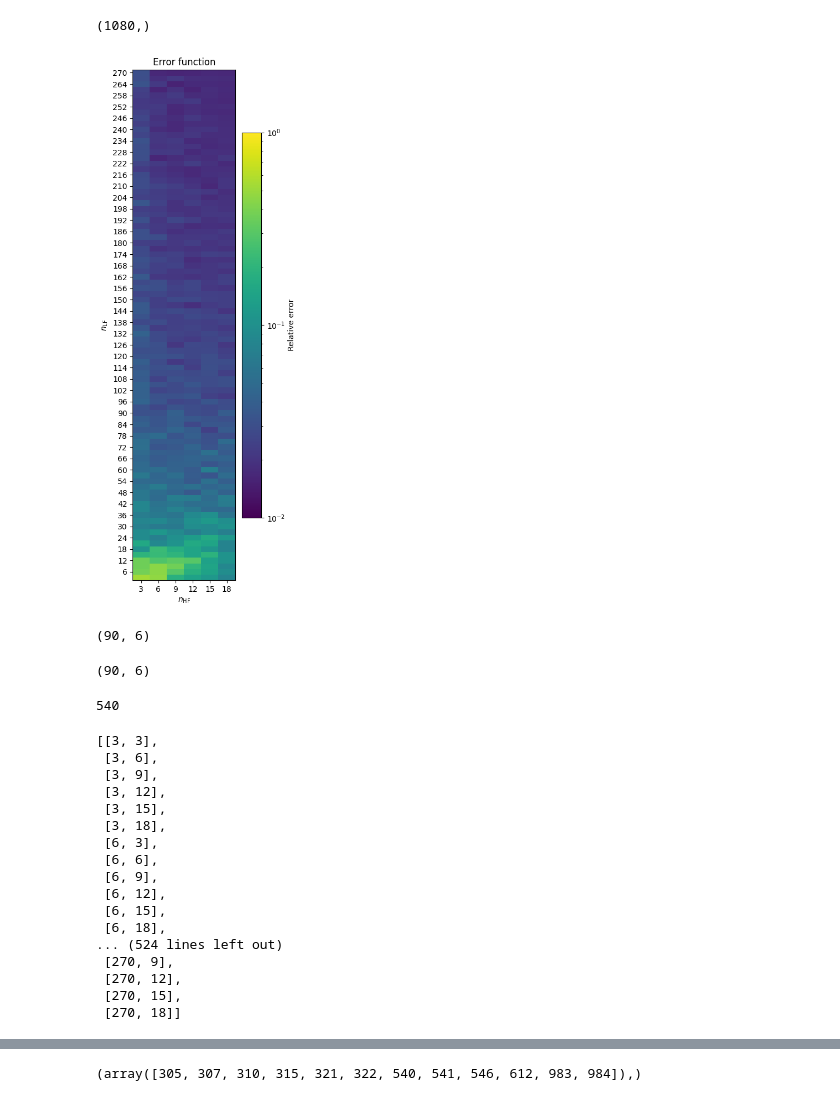
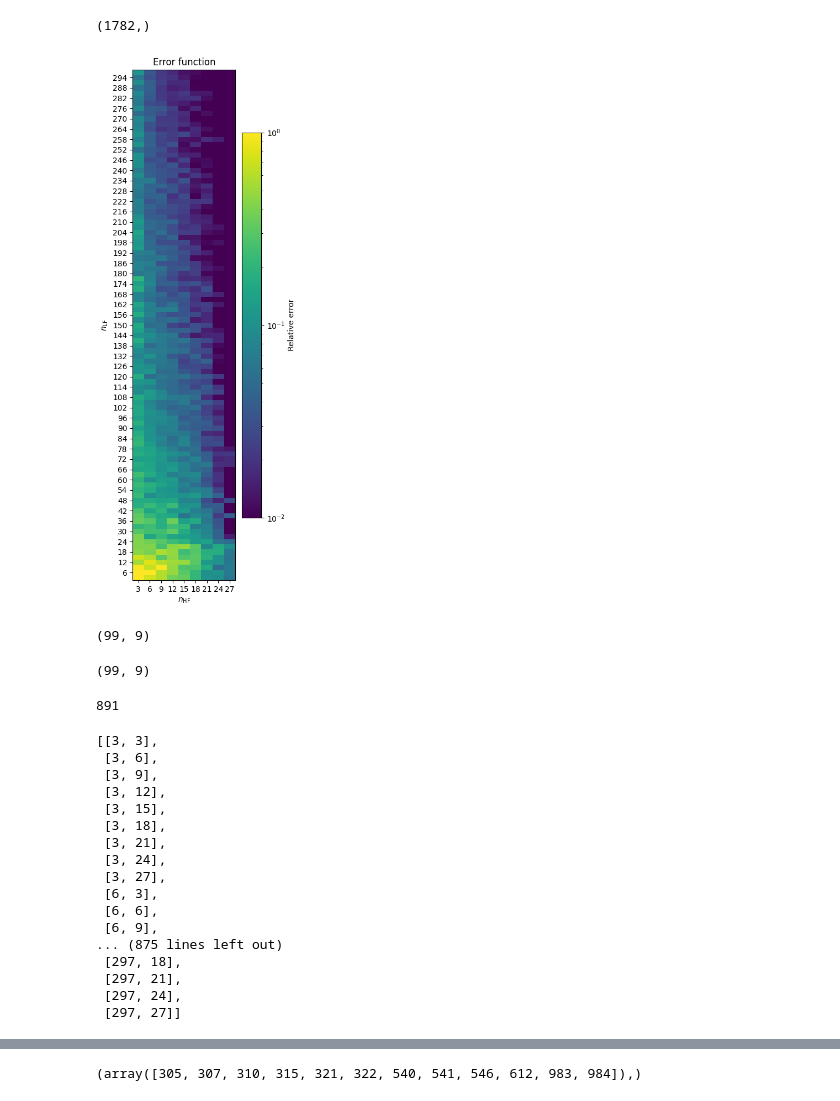
Before and after one commit to astro-YYH/GokuEmu, a Jupyter notebook: error_function/plot_error_func.ipynb, the cells around one changed output, grey strips where cells are left out. Cells and saved outputs as stored; diff of their text form; code cells hidden in the pictures.

```diff
--- a/error_function/plot_error_func.ipynb
+++ b/error_function/plot_error_func.ipynb
@@ -15,11 +15,11 @@ Formatted time: 10:08 PM
 # %%
 # read
 # n_LF, n_HF, rel_error = np.loadtxt('error_function_11P_MF-Box.txt', unpack=True, usecols=(0,1,2))
-n_LF, n_HF, rel_error = np.loadtxt('error_function.txt', unpack=True, usecols=(0,1,2))
+n_LF, n_HF, rel_error = np.loadtxt('error_function_goku_pre_frontera.txt', unpack=True, usecols=(0,1,2))
 # %%
 rel_error.shape
 # %% [output]
-(1080,)
+(1782,)
 # %%
 def grid_error(n_LF, n_HF, rel_error, n_LF_max = 270, n_HF_max = 9, len_slice = 3):
     X_grid = int(n_LF_max / len_slice)
@@ -40,44 +40,44 @@ def grid_error(n_LF, n_HF, rel_error, n_LF_max = 270, n_HF_max = 9, len_slice =
     grid_error = grid_error/n_sample
     return grid_error
 # %%
-n_LF_max = 270
-n_HF_max = 18
+n_LF_max = 297
+n_HF_max = 27
 len_slice = 3
 
 y = np.linspace(len_slice, n_LF_max, n_LF_max//len_slice)  # Replace with your desired range and resolution
 x = np.linspace(len_slice, n_HF_max, n_HF_max//len_slice)  # Replace with your desired range and resolution
 X, Y = np.meshgrid(x, y)
 
 # create griddata
 Z = grid_error(n_LF, n_HF, rel_error, len_slice=len_slice, n_LF_max=n_LF_max, n_HF_max=n_HF_max)
 
 # Create a colormap to map function values to colors
 cmap = plt.get_cmap('viridis')
 vmin = 1e-2
 vmax = 1
 
 # Create a plot
 plt.figure(figsize=(3, 12))
 plt.pcolormesh(X, Y, Z, cmap=cmap, norm=matplotlib.colors.LogNorm(vmin=vmin, vmax=vmax))
 plt.colorbar(label='Relative error')
 plt.title('Error function')
 plt.xlabel(r'$n_\mathrm{HF}$')
 plt.ylabel(r'$n_\mathrm{LF}$')
 xticks = np.arange(3, n_HF_max + 1, 3)
 plt.xticks(xticks)
 y_ticks = np.arange(6, n_LF_max + 1, 6)
 plt.yticks(y_ticks)
 plt.show()
 # %% [output]
-[figure, old version]
+[figure, new version]
 # %%
 Z.shape
 # %% [output]
-(90, 6)
+(99, 9)
 # %%
 X.shape
 # %% [output]
-(90, 6)
+(99, 9)
 # %%
 pairs_done = []
 for row in range(Z.shape[0]):
@@ -87,7 +87,7 @@ for row in range(Z.shape[0]):
 # %%
 len(pairs_done)
 # %% [output]
-540
+891
 # %%
 pairs_done
 # %% [output]
@@ -97,17 +97,17 @@ pairs_done
  [3, 12],
  [3, 15],
  [3, 18],
+ [3, 21],
+ [3, 24],
+ [3, 27],
  [6, 3],
  [6, 6],
  [6, 9],
- [6, 12],
- [6, 15],
- [6, 18],
-... (524 lines left out)
- [270, 9],
- [270, 12],
- [270, 15],
- [270, 18]]
+... (875 lines left out)
+ [297, 18],
+ [297, 21],
+ [297, 24],
+ [297, 27]]
 # %%
 def get_pairs_done(output_file):
     pairs_done = np.loadtxt(output_file, usecols=(0,1))
```
Also changed, not shown: parts of 12 cells of this notebook, 4 other files.
